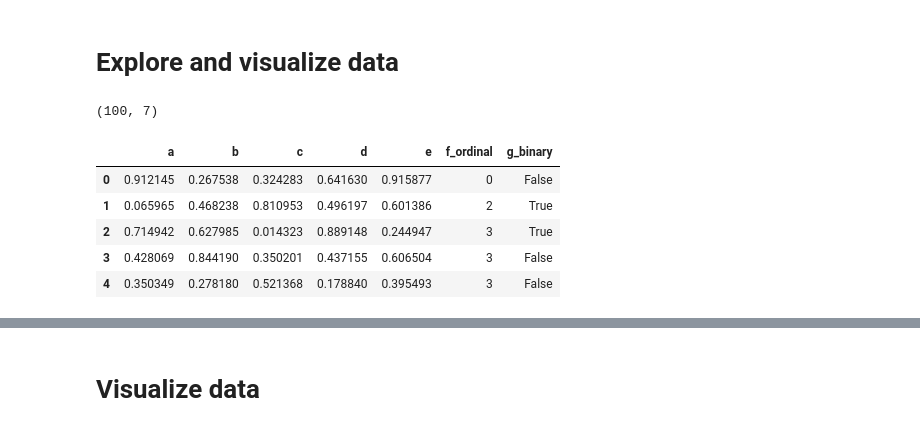
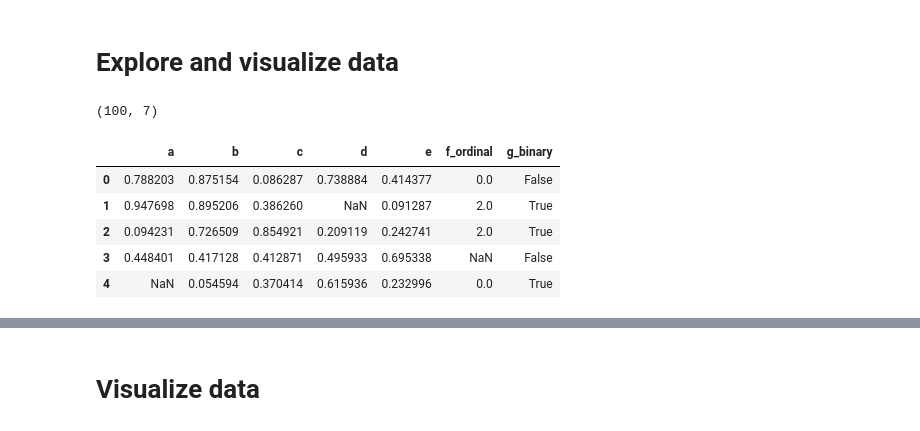
Before and after one commit to benslack19/wandb-explore, a Jupyter notebook: nb_template.ipynb, the cells around one changed output, grey strips where cells are left out. Saved outputs shown, nothing was run; the diff lists cells and outputs as text; code cells hidden in the pictures.

```diff
--- a/nb_template.ipynb
+++ b/nb_template.ipynb
@@ -16,25 +18,32 @@ sns.set_palette("colorblind")
 # %% [markdown]
 # Explore and visualize data
 # %%
-# df with continuous, ordinal, and binary variables
+# Generate a df with continuous, ordinal, and binary variables
 nrows, ncols = 100, 5
 df_example = pd.DataFrame(
     rng.random((nrows, ncols)), columns=["a", "b", "c", "d", "e"]
 ).assign(
     f_ordinal=rng.choice([0, 1, 2, 3], nrows), g_binary=rng.choice([True, False], nrows)
 )
 
+# randomly set missing values to 10% of them to make it more challenging/realistic
+bool_mask_mv = rng.choice([True, False], df_example.shape, p=[0.1, 0.9])
+df_example = df_example.mask(bool_mask_mv)
 
-# Edit to read a saved file
+# Export and import data -------
+# save data
+# df_example.to_csv(Path("data", "example_data.csv"), index=False)
+
+# edit to read a saved file
 # df_example = pd.read_csv(Path('data', 'example_data.csv'))
 
 print(df_example.shape)
 df_example.head()
 # %% [output]
 (100, 7)
 |  | a | b | c | d | e | f_ordinal | g_binary |
-| 0 | 0.912145 | 0.267538 | 0.324283 | 0.641630 | 0.915877 | 0 | False |
-| 1 | 0.065965 | 0.468238 | 0.810953 | 0.496197 | 0.601386 | 2 | True |
-| 2 | 0.714942 | 0.627985 | 0.014323 | 0.889148 | 0.244947 | 3 | True |
-| 3 | 0.428069 | 0.844190 | 0.350201 | 0.437155 | 0.606504 | 3 | False |
-| 4 | 0.350349 | 0.278180 | 0.521368 | 0.178840 | 0.395493 | 3 | False |
+| 0 | 0.788203 | 0.875154 | 0.086287 | 0.738884 | 0.414377 | 0.0 | False |
+| 1 | 0.947698 | 0.895206 | 0.386260 | NaN | 0.091287 | 2.0 | True |
+| 2 | 0.094231 | 0.726509 | 0.854921 | 0.209119 | 0.242741 | 2.0 | True |
+| 3 | 0.448401 | 0.417128 | 0.412871 | 0.495933 | 0.695338 | NaN | False |
+| 4 | NaN | 0.054594 | 0.370414 | 0.615936 | 0.232996 | 0.0 | True |
```
Also changed, not shown: parts of 9 cells of this notebook, 1 other file.
